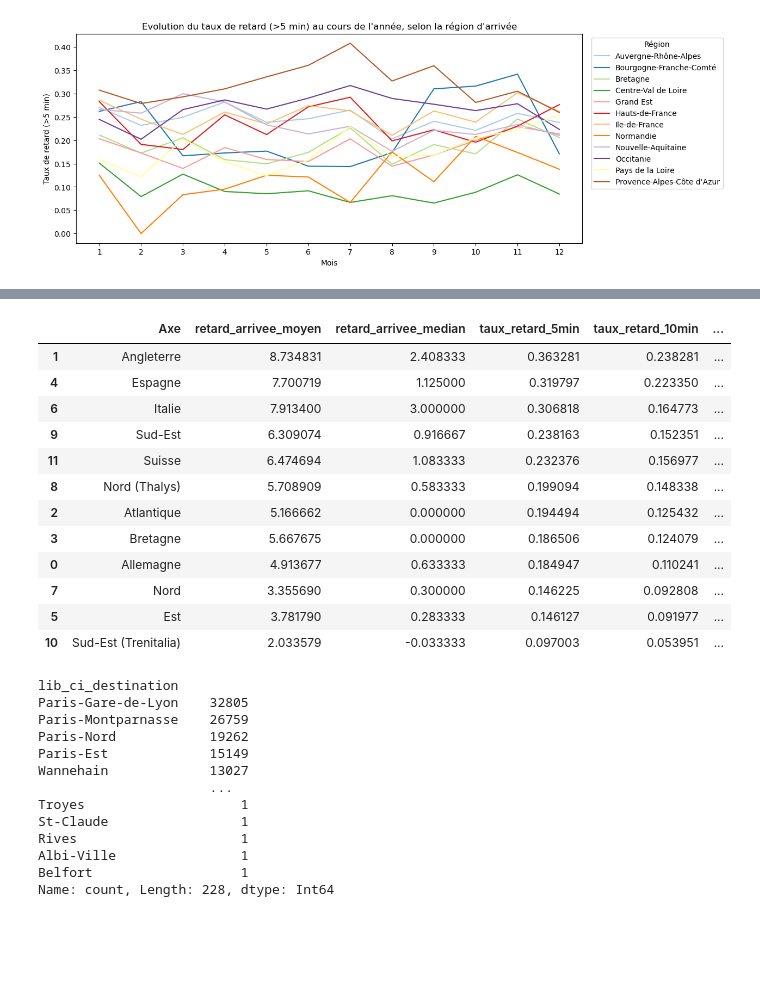
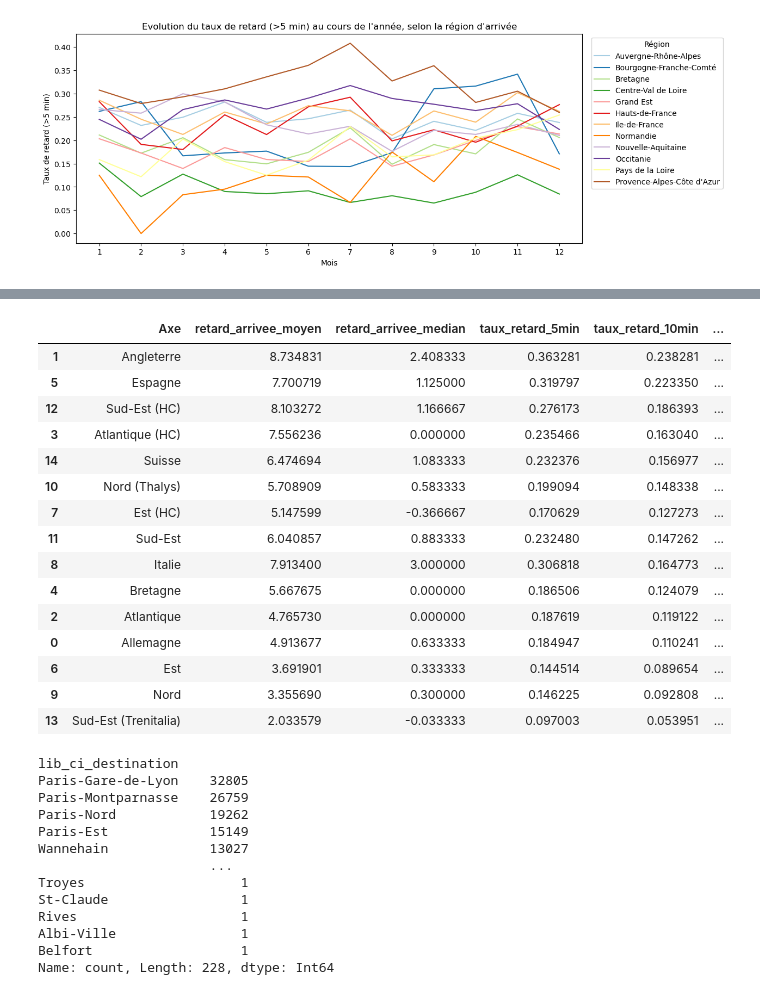
Before and after one commit to Gallien-e/analyse-retard-sncf, a Jupyter notebook: notebooks/2-EDA-2024.ipynb, the cells around one changed output, grey strips where cells are left out. Saved outputs shown, nothing was run; the diff lists cells and outputs as text; code cells hidden in the pictures; blank space fills up the shorter version.

```diff
--- a/notebooks/2-EDA-2024.ipynb
+++ b/notebooks/2-EDA-2024.ipynb
@@ -47,13 +47,13 @@ df = (
 )
 # %% [markdown]
 # Analyse
-# %%
-# Ajout de colonnes simplifiées : True si le train a plus de n minutes de retard à l'arrivée
-df['ret_arrivee_5min'] = df['ret_arrivee_obs_min'] >= 5
-df['ret_arrivee_10min'] = df['ret_arrivee_obs_min'] >= 10
-df['ret_arrivee_15min'] = df['ret_arrivee_obs_min'] >= 15
-df['ret_arrivee_30min'] = df['ret_arrivee_obs_min'] >= 30
-df['ret_arrivee_60min'] = df['ret_arrivee_obs_min'] >= 60
+# %%
+df['num_semaine'] = df['date_circ'].dt.isocalendar().week # TODO à mettre dans le script d'ingestion
+# %%
+# Ajout de colonnes simplifiées : True si le train a plus de n minutes de retard a
+for t in [5, 10, 15, 30, 60]:
+    # df[f"ret_depart_{t}min"] = df["ret_depart_obs_min"] >= t  # pas utilisé
+    df[f"ret_arrivee_{t}min"] = df["ret_arrivee_obs_min"] >= t
 # %%
 # top 10 des plus grands retards à l'arrivée :
 df.sort_values(by='ret_arrivee_obs_min', ascending=False).head()
@@ -188,5 +230,5 @@ plt.show()
 # %%
-# Taux de retard TAGV par axe majeur depuis Paris
+# Taux de retard TAGV par axe majeur DEPUIS PARIS
 TAGV_depuis_paris = df[df['lib_ci_origine'].str.startswith("Paris") & df['lib_tct_arrivee'].str.startswith("TAGV")].copy()
 TAGV_depuis_paris['lib_tct_arrivee'].value_counts()
 TAGV_depuis_paris['Axe'] = TAGV_depuis_paris['lib_tct_arrivee'].map({
@@ -198,51 +240,60 @@ TAGV_depuis_paris['Axe'] = TAGV_depuis_paris['lib_tct_arrivee'].map({
     'TAGV International France Suisse, à charge': 'Suisse',
     'TAGV, axe Bretagne, à charge': 'Bretagne',
     'TAGV International France Allemagne, à charge': 'Allemagne',
-    'TAGV haute capacité Sud-Est, à charge': 'Sud-Est',
-    'TAGV haute capacité Atlantique, à charge': 'Atlantique',
+    'TAGV haute capacité Sud-Est, à charge': 'Sud-Est (HC)',
+    'TAGV haute capacité Atlantique, à charge': 'Atlantique (HC)',
     'TAGV International France Espagne, à charge': 'Espagne',
-    'TAGV haute capacité Est, à charge': 'Est',
+    'TAGV haute capacité Est, à charge': 'Est (HC)',
     'TAGV International France Italie, à charge': 'Italie',
     'TAGV international France Angleterre, à charge': 'Angleterre'
 })
 # tous les trains d'axe 'inconnu' sont en fait opérés par Thalys ou Trenitalia
 # on va leur faire des catégories plus précises en fonction de leur département de destination
 TAGV_depuis_paris.loc[
     (TAGV_depuis_paris['Axe'] == 'Inconnu') & (TAGV_depuis_paris['region_destination'] == 'Hauts-de-France'),
     'Axe'
 ] = 'Nord (Thalys)'
 TAGV_depuis_paris.loc[
     (TAGV_depuis_paris['Axe'] == 'Inconnu') & (TAGV_depuis_paris['region_destination'] == 'Auvergne-Rhône-Alpes'),
     'Axe'
 ] = 'Sud-Est (Trenitalia)'
 
 retard_par_axe = TAGV_depuis_paris.groupby('Axe').agg(
     retard_arrivee_moyen = ('ret_arrivee_obs_min', 'mean'),
     retard_arrivee_median = ('ret_arrivee_obs_min', 'median'),
     taux_retard_5min = ('ret_arrivee_5min', 'mean'),
     taux_retard_10min = ('ret_arrivee_10min', 'mean'),
     taux_retard_15min = ('ret_arrivee_15min', 'mean'),
     taux_retard_30min = ('ret_arrivee_30min', 'mean'),
     taux_retard_60min = ('ret_arrivee_60min', 'mean'),
     nb_circ = ('id_circ', 'count')
 )
 retard_par_axe.reset_index(inplace=True)
-retard_par_axe.sort_values(by='taux_retard_5min', ascending=False, inplace=True)
+retard_par_axe.sort_values(by='taux_retard_15min', ascending=False, inplace=True)
 retard_par_axe.style.background_gradient(cmap='coolwarm')
+
+# constats :
+# - trains haute capacité (HC) sont moins ponctuels que trains classiques
+# - lignes internationales plus en retard que lignes nationales : Angleterre, Espagne, Italie...
+# - à l'excpetion de la Suisse et Allemagne
+# - axes les plus ponctuels : Trenitalia, Est, Nord,
 # %% [output]
 |  | Axe | retard_arrivee_moyen | retard_arrivee_median | taux_retard_5min | taux_retard_10min | ... |
 | 1 | Angleterre | 8.734831 | 2.408333 | 0.363281 | 0.238281 | ... |
-| 4 | Espagne | 7.700719 | 1.125000 | 0.319797 | 0.223350 | ... |
-| 6 | Italie | 7.913400 | 3.000000 | 0.306818 | 0.164773 | ... |
-| 9 | Sud-Est | 6.309074 | 0.916667 | 0.238163 | 0.152351 | ... |
-| 11 | Suisse | 6.474694 | 1.083333 | 0.232376 | 0.156977 | ... |
-| 8 | Nord (Thalys) | 5.708909 | 0.583333 | 0.199094 | 0.148338 | ... |
-| 2 | Atlantique | 5.166662 | 0.000000 | 0.194494 | 0.125432 | ... |
-| 3 | Bretagne | 5.667675 | 0.000000 | 0.186506 | 0.124079 | ... |
+| 5 | Espagne | 7.700719 | 1.125000 | 0.319797 | 0.223350 | ... |
+| 12 | Sud-Est (HC) | 8.103272 | 1.166667 | 0.276173 | 0.186393 | ... |
+| 3 | Atlantique (HC) | 7.556236 | 0.000000 | 0.235466 | 0.163040 | ... |
+| 14 | Suisse | 6.474694 | 1.083333 | 0.232376 | 0.156977 | ... |
+| 10 | Nord (Thalys) | 5.708909 | 0.583333 | 0.199094 | 0.148338 | ... |
+| 7 | Est (HC) | 5.147599 | -0.366667 | 0.170629 | 0.127273 | ... |
+| 11 | Sud-Est | 6.040857 | 0.883333 | 0.232480 | 0.147262 | ... |
+| 8 | Italie | 7.913400 | 3.000000 | 0.306818 | 0.164773 | ... |
+| 4 | Bretagne | 5.667675 | 0.000000 | 0.186506 | 0.124079 | ... |
+| 2 | Atlantique | 4.765730 | 0.000000 | 0.187619 | 0.119122 | ... |
 | 0 | Allemagne | 4.913677 | 0.633333 | 0.184947 | 0.110241 | ... |
-| 7 | Nord | 3.355690 | 0.300000 | 0.146225 | 0.092808 | ... |
-| 5 | Est | 3.781790 | 0.283333 | 0.146127 | 0.091977 | ... |
-| 10 | Sud-Est (Trenitalia) | 2.033579 | -0.033333 | 0.097003 | 0.053951 | ... |
+| 6 | Est | 3.691901 | 0.333333 | 0.144514 | 0.089654 | ... |
+| 9 | Nord | 3.355690 | 0.300000 | 0.146225 | 0.092808 | ... |
+| 13 | Sud-Est (Trenitalia) | 2.033579 | -0.033333 | 0.097003 | 0.053951 | ... |
 # %%
 # gares d'arrivée les plus populaires
 df['lib_ci_destination'].value_counts()
```
Also changed, not shown: parts of 9 cells of this notebook, 1 other file.
